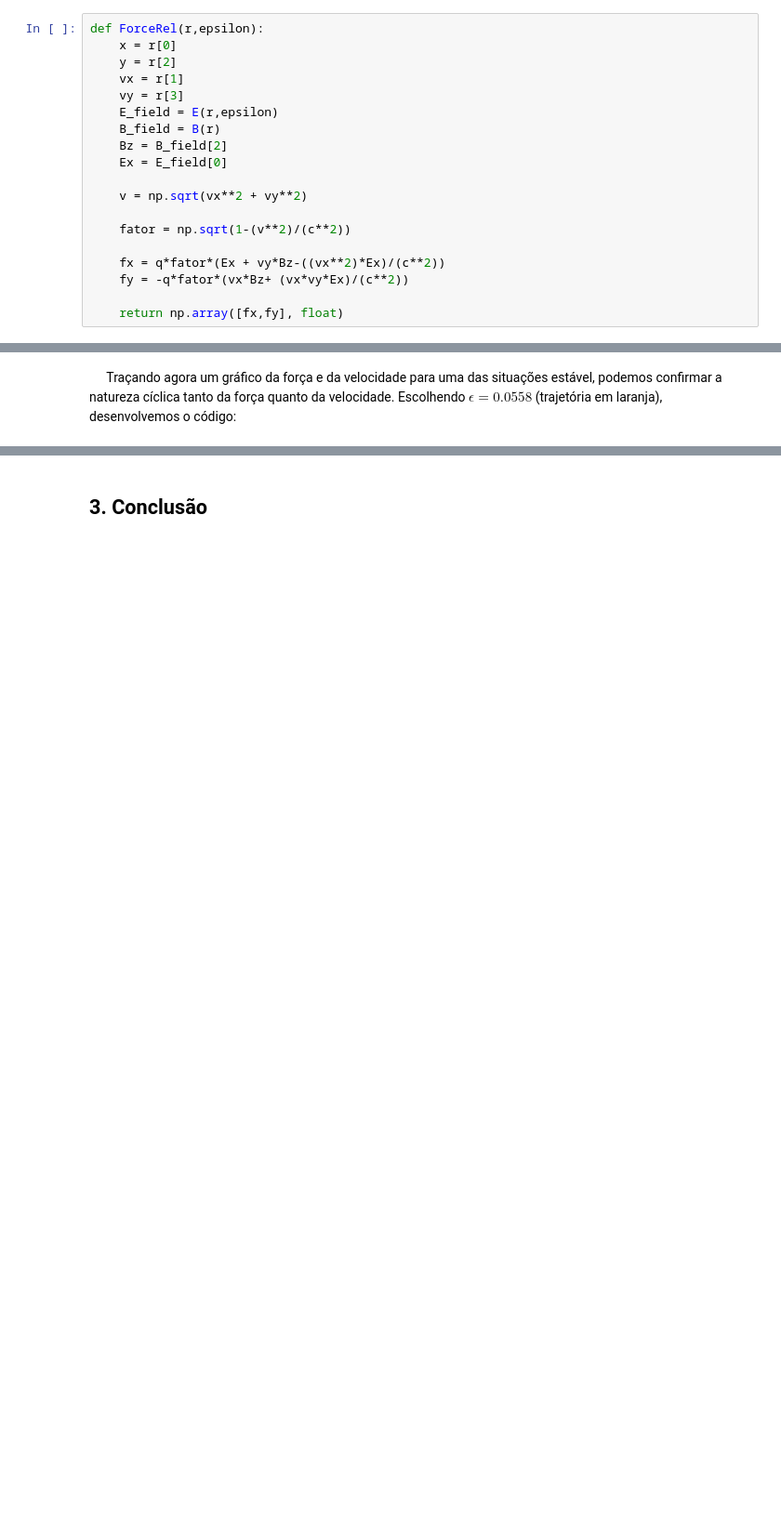
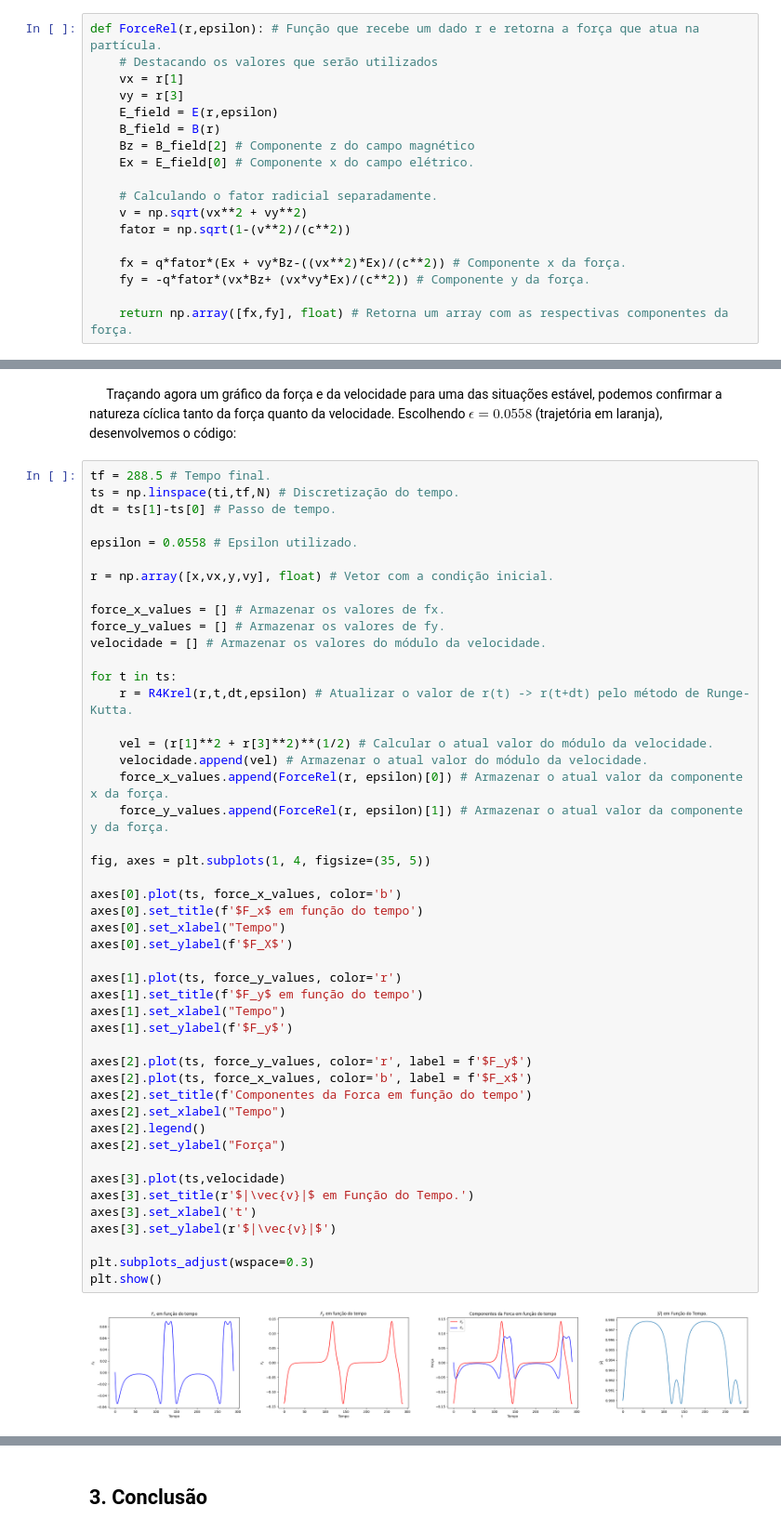
Before and after one commit to Wally-sson/pys, a Jupyter notebook: Instabilidade no movimento relativístico de partículas num campo eletromagnético não uniforme.ipynb, the cells around one changed output, grey strips where cells are left out. Shown at 93% size. Drawn from its saved outputs; the diff is of its cells as text; blank space fills up the shorter version.

Commit message:
Update Instabilidade no movimento relativístico de partículas num campo eletromagnético não uniforme.ipynb
a

```diff
--- a/Instabilidade no movimento relativístico de partículas num campo eletromagnético não uniforme.ipynb
+++ b/Instabilidade no movimento relativístico de partículas num campo eletromagnético não uniforme.ipynb
@@ -501,20 +504,19 @@ Usaremos essas expressões tanto para representar a força através de um campo
 # %%
-def ForceRel(r,epsilon):
-    x = r[0]
-    y = r[2]
+def ForceRel(r,epsilon): # Função que recebe um dado r e retorna a força que atua na partícula.
+    # Destacando os valores que serão utilizados
     vx = r[1]
     vy = r[3]
     E_field = E(r,epsilon)
     B_field = B(r)
-    Bz = B_field[2]
-    Ex = E_field[0]
+    Bz = B_field[2] # Componente z do campo magnético
+    Ex = E_field[0] # Componente x do campo elétrico.
 
+    # Calculando o fator radicial separadamente.
     v = np.sqrt(vx**2 + vy**2)
-
     fator = np.sqrt(1-(v**2)/(c**2))
 
-    fx = q*fator*(Ex + vy*Bz-((vx**2)*Ex)/(c**2))
-    fy = -q*fator*(vx*Bz+ (vx*vy*Ex)/(c**2))
+    fx = q*fator*(Ex + vy*Bz-((vx**2)*Ex)/(c**2)) # Componente x da força.
+    fy = -q*fator*(vx*Bz+ (vx*vy*Ex)/(c**2)) # Componente y da força.
 
-    return np.array([fx,fy], float)
+    return np.array([fx,fy], float) # Retorna um array com as respectivas componentes da força.
 # %% [markdown]
@@ -660,2 +660,51 @@ $\quad$ Assim como no caso não-relativístico, sabemos que, para um valor de $\
 # %% [markdown]
 $\quad$ Traçando agora um gráfico da força e da velocidade para uma das situações estável, podemos confirmar a natureza cíclica tanto da força quanto da velocidade. Escolhendo $\epsilon = 0.0558$ (trajetória em laranja), desenvolvemos o código:
+# %%
+tf = 288.5 # Tempo final.
+ts = np.linspace(ti,tf,N) # Discretização do tempo.
+dt = ts[1]-ts[0] # Passo de tempo.
+
+epsilon = 0.0558 # Epsilon utilizado.
+
+r = np.array([x,vx,y,vy], float) # Vetor com a condição inicial.
+
+force_x_values = [] # Armazenar os valores de fx.
+force_y_values = [] # Armazenar os valores de fy.
+velocidade = [] # Armazenar os valores do módulo da velocidade.
+
+for t in ts:
+    r = R4Krel(r,t,dt,epsilon) # Atualizar o valor de r(t) -> r(t+dt) pelo método de Runge-Kutta.
+
+    vel = (r[1]**2 + r[3]**2)**(1/2) # Calcular o atual valor do módulo da velocidade.
+    velocidade.append(vel) # Armazenar o atual valor do módulo da velocidade.
+    force_x_values.append(ForceRel(r, epsilon)[0]) # Armazenar o atual valor da componente x da força.
+    force_y_values.append(ForceRel(r, epsilon)[1]) # Armazenar o atual valor da componente y da força.
+
+fig, axes = plt.subplots(1, 4, figsize=(35, 5))
+
+axes[0].plot(ts, force_x_values, color='b')
+axes[0].set_title(f'$F_x$ em função do tempo')
+axes[0].set_xlabel("Tempo")
+axes[0].set_ylabel(f'$F_X$')
+
+axes[1].plot(ts, force_y_values, color='r')
+axes[1].set_title(f'$F_y$ em função do tempo')
+axes[1].set_xlabel("Tempo")
+axes[1].set_ylabel(f'$F_y$')
+
+axes[2].plot(ts, force_y_values, color='r', label = f'$F_y$')
+axes[2].plot(ts, force_x_values, color='b', label = f'$F_x$')
+axes[2].set_title(f'Componentes da Forca em função do tempo')
+axes[2].set_xlabel("Tempo")
+axes[2].legend()
+axes[2].set_ylabel("Força")
+
+axes[3].plot(ts,velocidade)
+axes[3].set_title(r'$|\vec{v}|$ em Função do Tempo.')
+axes[3].set_xlabel('t')
+axes[3].set_ylabel(r'$|\vec{v}|$')
+
+plt.subplots_adjust(wspace=0.3)
+plt.show()
+# %% [output]
+[figure, added]
```
Also changed, not shown: parts of 64 cells of this notebook.
